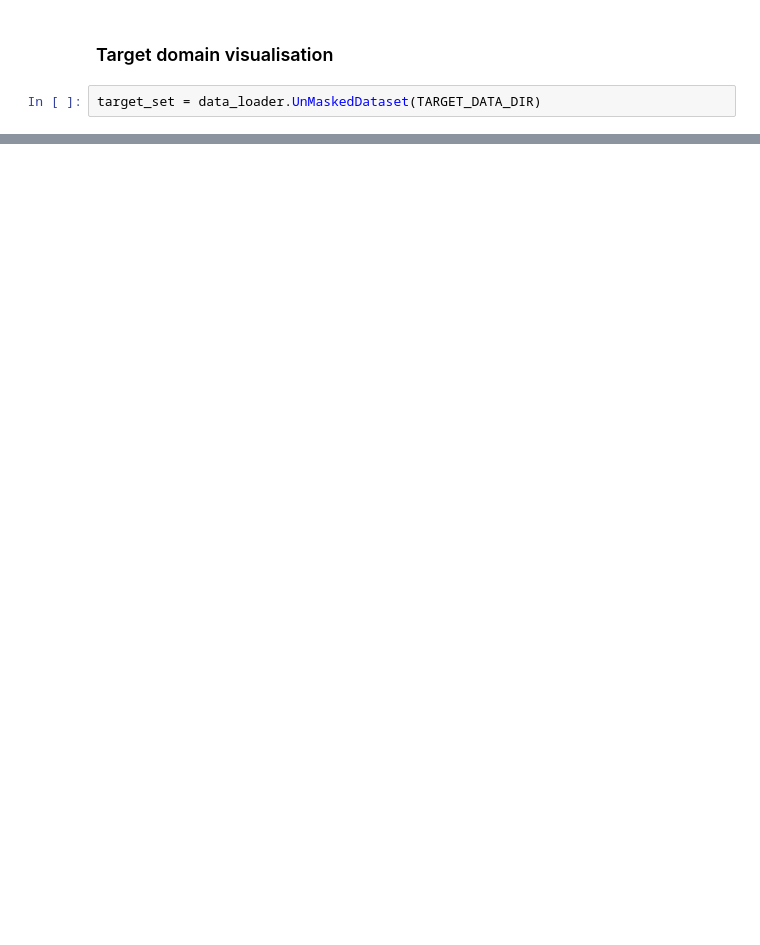
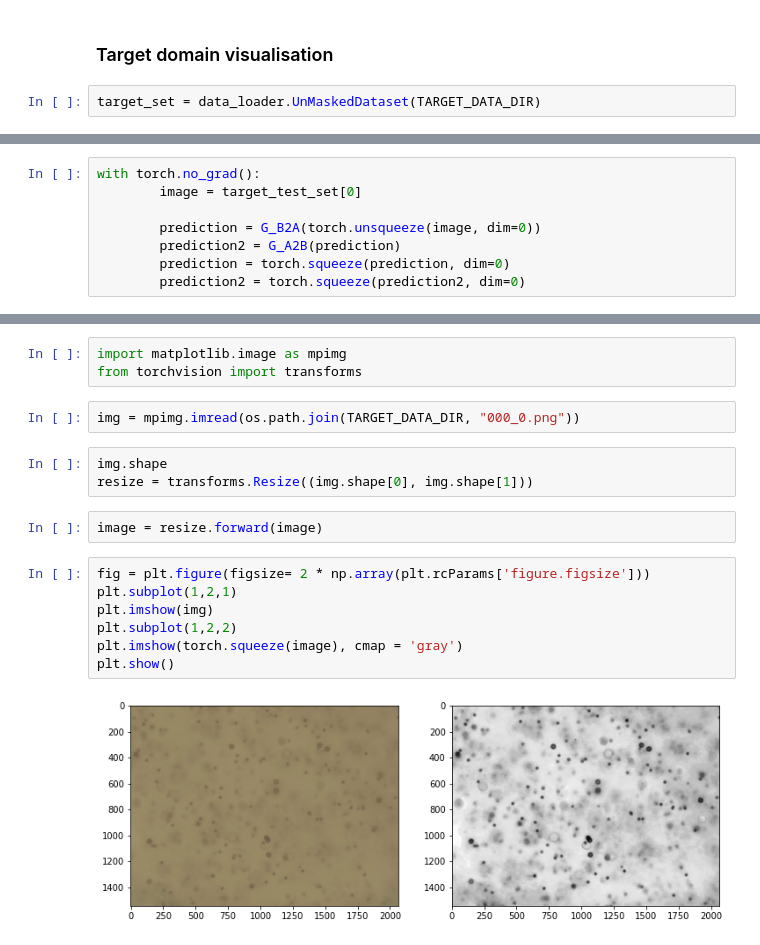
Before and after one commit to anttitapsa/Domain_adaptation, a Jupyter notebook: main.ipynb, the cells around one changed output, grey strips where cells are left out. Drawn from its saved outputs; the diff is of its cells as text; blank space fills up the shorter version.

Commit message:
changed cropping of image to resizing

```diff
--- a/main.ipynb
+++ b/main.ipynb
@@ -194,0 +153,8 @@ plt.show()
+# %%
+with torch.no_grad():
+        image = target_test_set[0]
+
+        prediction = G_B2A(torch.unsqueeze(image, dim=0))
+        prediction2 = G_A2B(prediction)
+        prediction = torch.squeeze(prediction, dim=0)
+        prediction2 = torch.squeeze(prediction2, dim=0)
@@ -194,0 +178,19 @@ plt.show()
+# %%
+import matplotlib.image as mpimg
+from torchvision import transforms
+# %%
+img = mpimg.imread(os.path.join(TARGET_DATA_DIR, "000_0.png"))
+# %%
+img.shape
+resize = transforms.Resize((img.shape[0], img.shape[1]))
+# %%
+image = resize.forward(image)
+# %%
+fig = plt.figure(figsize= 2 * np.array(plt.rcParams['figure.figsize']))
+plt.subplot(1,2,1)
+plt.imshow(img)
+plt.subplot(1,2,2)
+plt.imshow(torch.squeeze(image), cmap = 'gray')
+plt.show()
+# %% [output]
+[figure, added]
```
Also changed, not shown: parts of 29 cells of this notebook, 1 other file.
